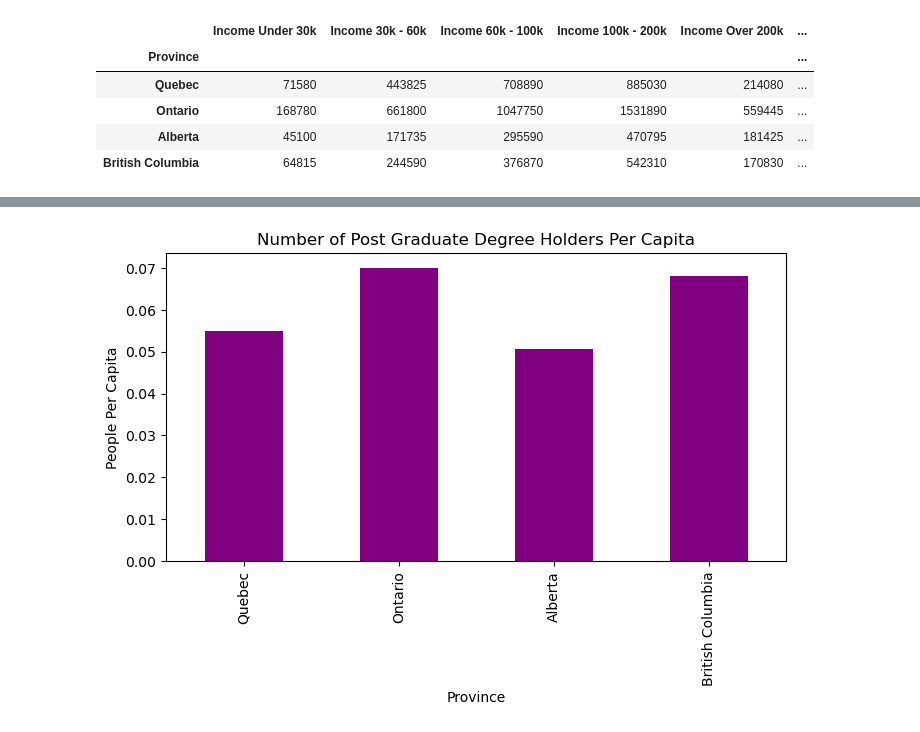
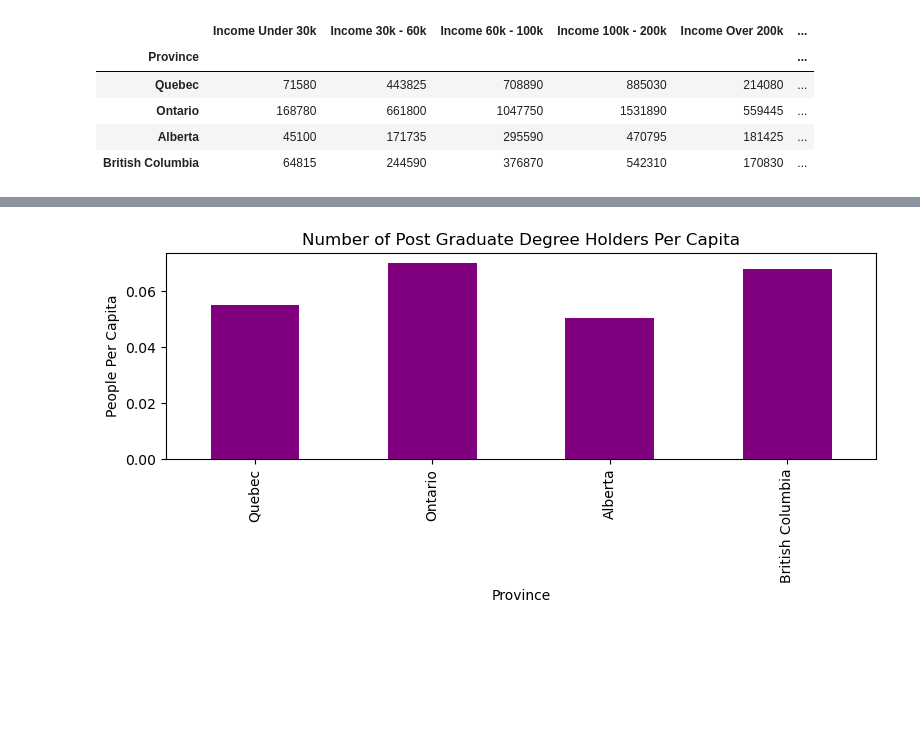
Before and after one commit to BehnooshNasri/project_one, a Jupyter notebook: Esi_Income_Analysis.ipynb, the cells around one changed output, grey strips where cells are left out. Saved outputs shown, nothing was run; the diff lists cells and outputs as text; code cells hidden in the pictures; blank space fills up the shorter version.

```diff
--- a/Esi_Income_Analysis.ipynb
+++ b/Esi_Income_Analysis.ipynb
@@ -186,14 +188,15 @@ plt.show()
 # %%
 # How does this distribution reflect compared to total population of each province?
 grad_percapita_graph = combined_df['Post Grad Per Capita']
 grad_percapita_graph.plot(kind='bar', figsize= (8, 4),color='purple',
                  title = 'Number of Post Graduate Degree Holders Per Capita',
                  xlabel = 'Province',
                  ylabel = 'People Per Capita')
+plt.tight_layout()
 
 # Save as image
 plt.savefig('Outputs/PostGrad_Percapita.png')
 
 plt.show()
 # %% [output]
-[figure, old version]
+[figure, new version]
```
Also changed, not shown: parts of 3 cells of this notebook, 4 other files.
